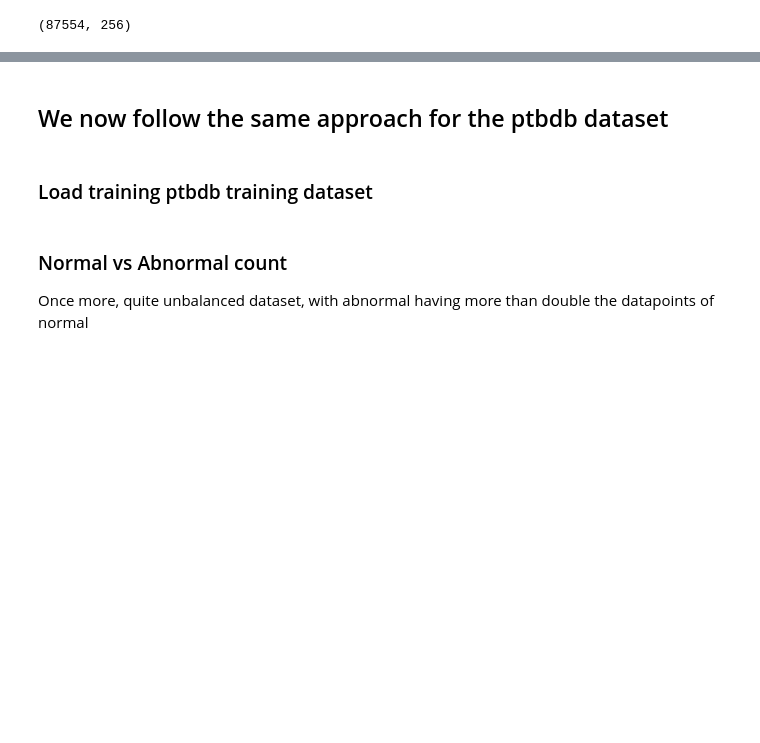
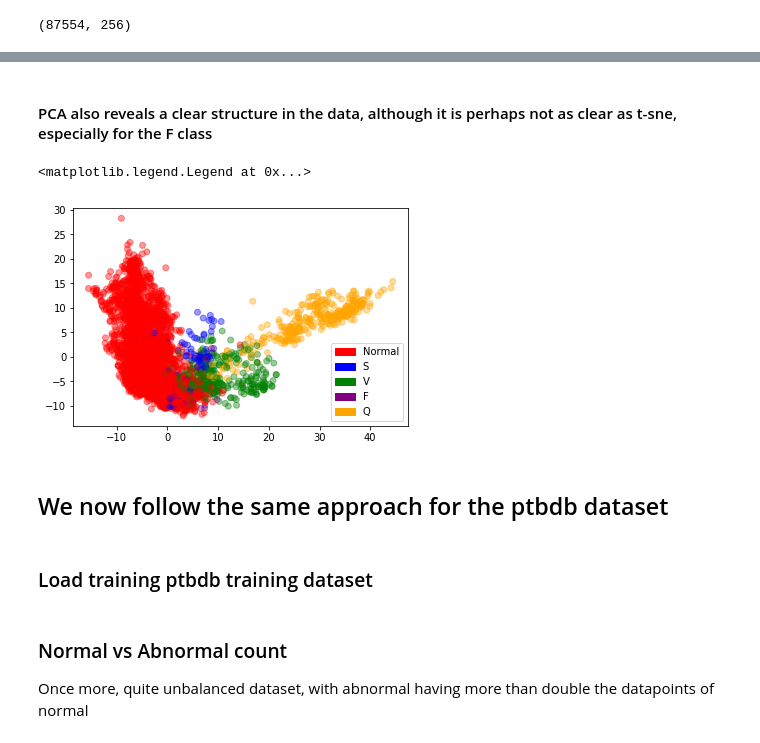
Before and after one commit to CarlosGomes98/ECG-Classification, a Jupyter notebook: Visualization.ipynb, the cells around one changed output, grey strips where cells are left out. Saved outputs shown, nothing was run; the diff lists cells and outputs as text; code cells hidden in the pictures; blank space fills up the shorter version.

```diff
--- a/Visualization.ipynb
+++ b/Visualization.ipynb
@@ -132,3 +134,17 @@ plt.legend(handles=colors_artists)
+# %% [markdown]
+#### PCA also reveals a clear structure in the data, although it is perhaps not as clear as t-sne, especially for the F class
+# %%
+colors = ['r', 'b', 'g', 'purple', 'orange']
+label_names = ['Normal', 'S', 'V', 'F', 'Q']
+colors_artists = [mpatches.Patch(color=colors[i], label=label_names[i]) for i in range(5)]
+pca = decomposition.PCA(n_components=2)
+components = pca.fit_transform(embeddings_centered.squeeze()[subset])
+sc = plt.scatter([components[i, 0] for i in range(subset_size)], [components[i, 1] for i in range(subset_size)],
+                 c=[colors[Y[subset[i]]] for i in range(subset_size)], label=[Y[subset[i]] for i in range(subset_size)], alpha=0.4)
+plt.legend(handles=colors_artists)
+# %% [output]
+<matplotlib.legend.Legend at 0x...>
+[figure, added]
 # %% [markdown]
 ## We now follow the same approach for the ptbdb dataset
 # %% [markdown]
```
Also changed, not shown: parts of 26 cells of this notebook, 1 other file.
